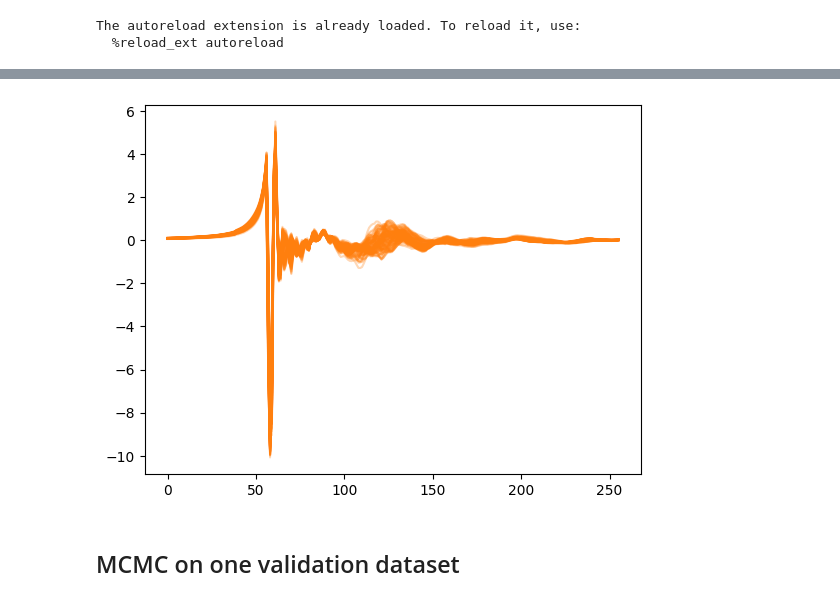
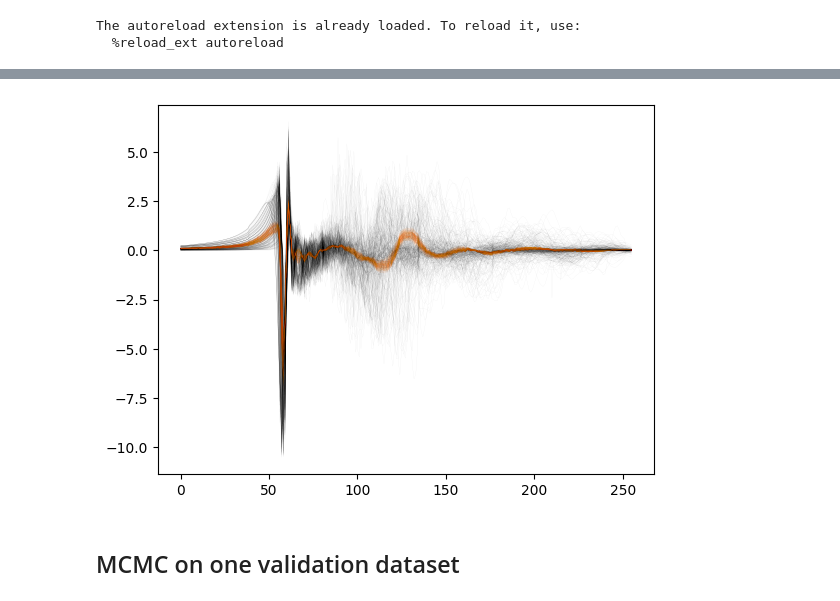
Before and after one commit to starccato/starccato_jax, a Jupyter notebook: docs/index.ipynb, the cells around one changed output, grey strips where cells are left out. Saved outputs shown, nothing was run; the diff lists cells and outputs as text; code cells hidden in the pictures.

```diff
--- a/docs/index.ipynb
+++ b/docs/index.ipynb
@@ -27,9 +27,13 @@ plt.savefig(f"{model_savedir}/training_data.png")
 # %% [markdown]
 ![](model_out/training_data.png)
 # %%
-from starccato_jax.trainer import train_vae
+from starccato_jax.trainer import train_vae, Config
 
-LATENT_DIM = 20
+config = Config(
+    latent_dim=8,
+    epochs=100,
+    cyclical_annealing_cycles=0
+)
 
-train_vae(train_data, val_data, n_epochs=550, batch_size=32, latent_dim=LATENT_DIM, save_dir=model_savedir)
+train_vae(train_data, val_data, config, save_dir=model_savedir)
 # %% [output]
@@ -52,17 +51,21 @@ Training complete.
 [loss]: model_out/loss.png
 [reconstructions]: model_out/reconstructions.png
 # %%
-from starccato_jax.trainer import load_model
+from starccato_jax.io import load_model
 from starccato_jax.model import generate
 import jax
 
-zs = jax.random.uniform(jax.random.PRNGKey(0), (100, LATENT_DIM))
+n = len(val_data)
+zs = jax.random.uniform(jax.random.PRNGKey(0), (n, config.latent_dim))
+model_data = load_model(model_savedir)
 
-generated_signal = generate(*load_model(model_savedir), z=zs)
-for i in range(100):
-    plt.plot(generated_signal[i], color='tab:orange', alpha=0.3)
+generated_signal = generate(model_data, z=zs)
+for i in range(n):
+    kwgs = dict(lw=0.1, alpha=0.1)
+    plt.plot(generated_signal[i], color='tab:orange', **kwgs)
+    plt.plot(val_data[i], color='k', **kwgs)
 # %% [output]
-[figure, old version]
+[figure, new version]
 # %% [markdown]
 ## MCMC on one validation dataset
 # %%
```
Also changed, not shown: parts of 5 cells of this notebook, 17 other files.
